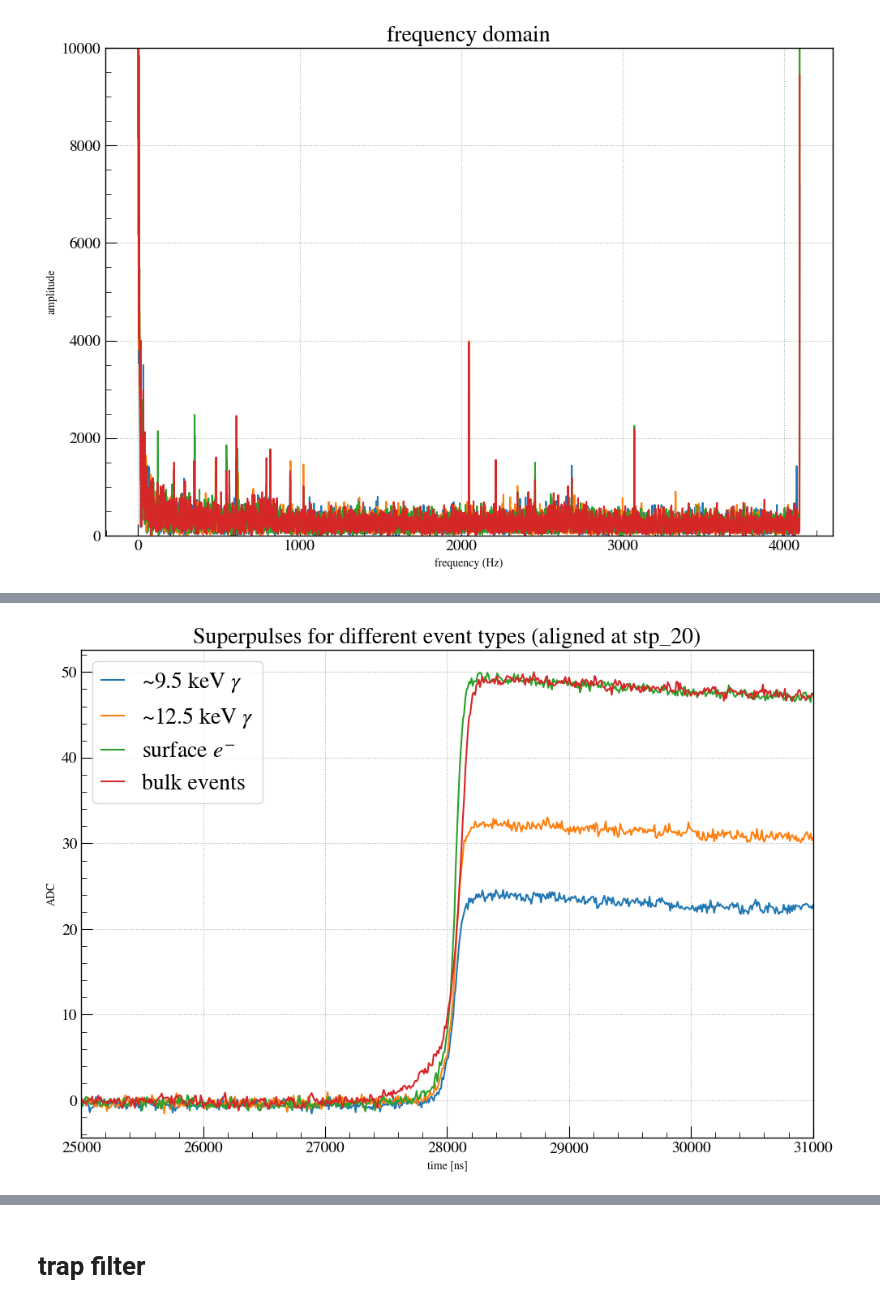
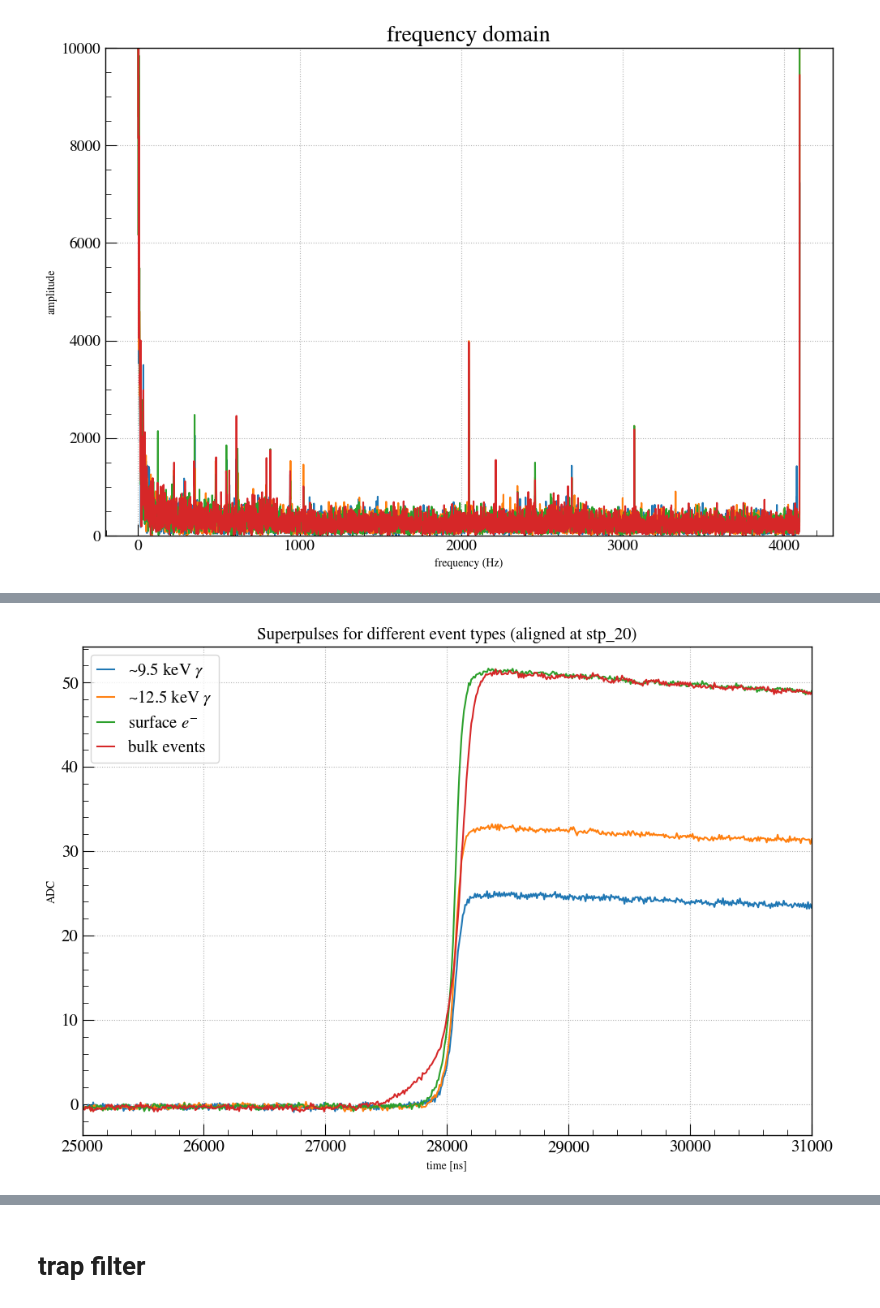
Before and after one commit to nfuad041/nfkrstc, a Jupyter notebook: ToE analysis.ipynb, the cells around one changed output, grey strips where cells are left out. Drawn from its saved outputs; the diff is of its cells as text; code cells hidden in the pictures.

Commit message:
just a random update

```diff
--- a/ToE analysis.ipynb
+++ b/ToE analysis.ipynb
@@ -170,0 +162,18 @@ Text(0, 0.5, 'amplitude')
+# %%
+run = 71
+skip_cycles = None
+if str(run) in skip_cycle_dict.keys():
+    skip_cycles = skip_cycle_dict[str(run)]
+
+# load dsp
+df, runtype, description = kutils.load_dsp(run, skip_cycles=skip_cycles, params=[['trapEmax', 'triE', 'stp_02', 'stp_05', 'stp_10', 'stp_20', 'tp_0', 'tp_02', 'tp_05', 'tp_10', 'tp_20', 'tp_50', 'tp_90', 'tp_96']], verbose=False, all_columns=True)
+df['ToE'] = df['triE'] / df['trapEmax']
+
+print(run, df.cycle.unique())
+
+plt.figure()
+toe = kutils.get_2D_hist(df['trapEmax_cal_keV'], df['ToE'], df['runtime_s'], ranges=[[0,50],[0,3]], binsizes=[0.1, 0.006], cbar_label='counts')
+plt.title(f'Run {run}'+', '+runtype+'\n'+description)
+plt.xlabel('trapEmax_cal_keV')
+plt.ylabel('ToE')
+plt.ylim(0, 1.25)
@@ -171,50 +185,57 @@ Text(0, 0.5, 'amplitude')
 # %%
+
 lw = 1.5
-nwfs = 100
-random_state = 10
+nwfs = 500
+random_state = 20
+
+time_aligining_points = ['stp_02', 'stp_05', 'stp_10', 'stp_20', 'tp_0', 'tp_02', 'tp_05', 'tp_10', 'tp_20', 'tp_50', 'tp_90', 'tp_96']
+
 align_at = 'stp_20'
+
+
+plt.figure()
 
 superpulses = []
 
 
 # 9.4 keV gamma events
-ecal_range = [9.5, 10.5]
-toe_range = [0.65, 0.7]
+ecal_range = [9, 10]
+toe_range = [0.66, 0.72]
 ecal_cut = (df['trapEmax_cal_keV'] > ecal_range[0]) & (df['trapEmax_cal_keV'] < ecal_range[1])
 toe_cut = (df['ToE'] > toe_range[0]) & (df['ToE'] < toe_range[1])
 
 d = df[ecal_cut & toe_cut].sample(n=nwfs, random_state=random_state)
 
 sp = kutils.get_superpulse(d,
-               shift_to=28000,
-               shift_from=align_at,
-               plot_shifted=False,
-               plot_superpulse=True,
-               superpulse_label='~9.5 keV $\gamma$',
-               lw=lw)
+            shift_to=28000,
+            shift_from=align_at,
+            plot_shifted=False,
+            plot_superpulse=True,
+            superpulse_label='~9.5 keV $\gamma$',
+            lw=lw)
 superpulses.append(sp)
 
 
 # 12.5 keV gamma events
-ecal_range = [13,14]
-toe_range = [0.65, 0.7]
+ecal_range = [12,13]
+toe_range = [0.66, 0.72]
 ecal_cut = (df['trapEmax_cal_keV'] > ecal_range[0]) & (df['trapEmax_cal_keV'] < ecal_range[1])
 toe_cut = (df['ToE'] > toe_range[0]) & (df['ToE'] < toe_range[1])
 
 d = df[ecal_cut & toe_cut].sample(n=nwfs, random_state=random_state)
 
 sp = kutils.get_superpulse(d,
-               shift_to=28000,
-               shift_from=align_at,
-               plot_shifted=False,
-               plot_superpulse=True,
-               superpulse_label='~12.5 keV $\gamma$',
-               lw=lw)
+            shift_to=28000,
+            shift_from=align_at,
+            plot_shifted=False,
+            plot_superpulse=True,
+            superpulse_label='~12.5 keV $\gamma$',
+            lw=lw)
 superpulses.append(sp)
 
 # surface electron events
-ecal_range = [20,21]
-toe_range = [0.65, 0.7]
+ecal_range = [19,20]
+toe_range = [0.62, 0.7]
 ecal_cut = (df['trapEmax_cal_keV'] > ecal_range[0]) & (df['trapEmax_cal_keV'] < ecal_range[1])
 toe_cut = (df['ToE'] > toe_range[0]) & (df['ToE'] < toe_range[1])
 
@@ -222,18 +243,18 @@ toe_cut = (df['ToE'] > toe_range[0]) & (df['ToE'] < toe_range[1])
 d = df[ecal_cut & toe_cut].sample(n=nwfs, random_state=random_state)
 
 sp = kutils.get_superpulse(d,
-               shift_to=28000,
-               shift_from=align_at,
-               plot_shifted=False,
-               plot_superpulse=True,
-               superpulse_label='surface $e^{-}$',
-               lw=lw)
+            shift_to=28000,
+            shift_from=align_at,
+            plot_shifted=False,
+            plot_superpulse=True,
+            superpulse_label='surface $e^{-}$',
+            lw=lw)
 superpulses.append(sp)
 
 
 # bulk events
-ecal_range = [20,21]
-toe_range = [0.55, 0.60]
+ecal_range = [19,20]
+toe_range = [0.5, 0.6]
 ecal_cut = (df['trapEmax_cal_keV'] > ecal_range[0]) & (df['trapEmax_cal_keV'] < ecal_range[1])
 toe_cut = (df['ToE'] > toe_range[0]) & (df['ToE'] < toe_range[1])
 
@@ -241,12 +262,12 @@ toe_cut = (df['ToE'] > toe_range[0]) & (df['ToE'] < toe_range[1])
 d = df[ecal_cut & toe_cut].sample(n=nwfs, random_state=random_state)
 
 sp = kutils.get_superpulse(d,
-               shift_to=28000,
-               shift_from=align_at,
-               plot_shifted=False,
-               plot_superpulse=True,
-               superpulse_label='bulk events',
-               lw=lw)
+            shift_to=28000,
+            shift_from=align_at,
+            plot_shifted=False,
+            plot_superpulse=True,
+            superpulse_label='bulk events',
+            lw=lw)
 superpulses.append(sp)
 plt.ylabel('ADC')
 plt.title('Superpulses for different event types (aligned at '+align_at+')')
@@ -255 +277 @@ Text(0.5, 1.0, 'Superpulses for different event types (aligned at stp_20)')
-[figure, old version]
+[figure, new version]
```
Also changed, not shown: parts of 8 cells of this notebook, 9 other files.
